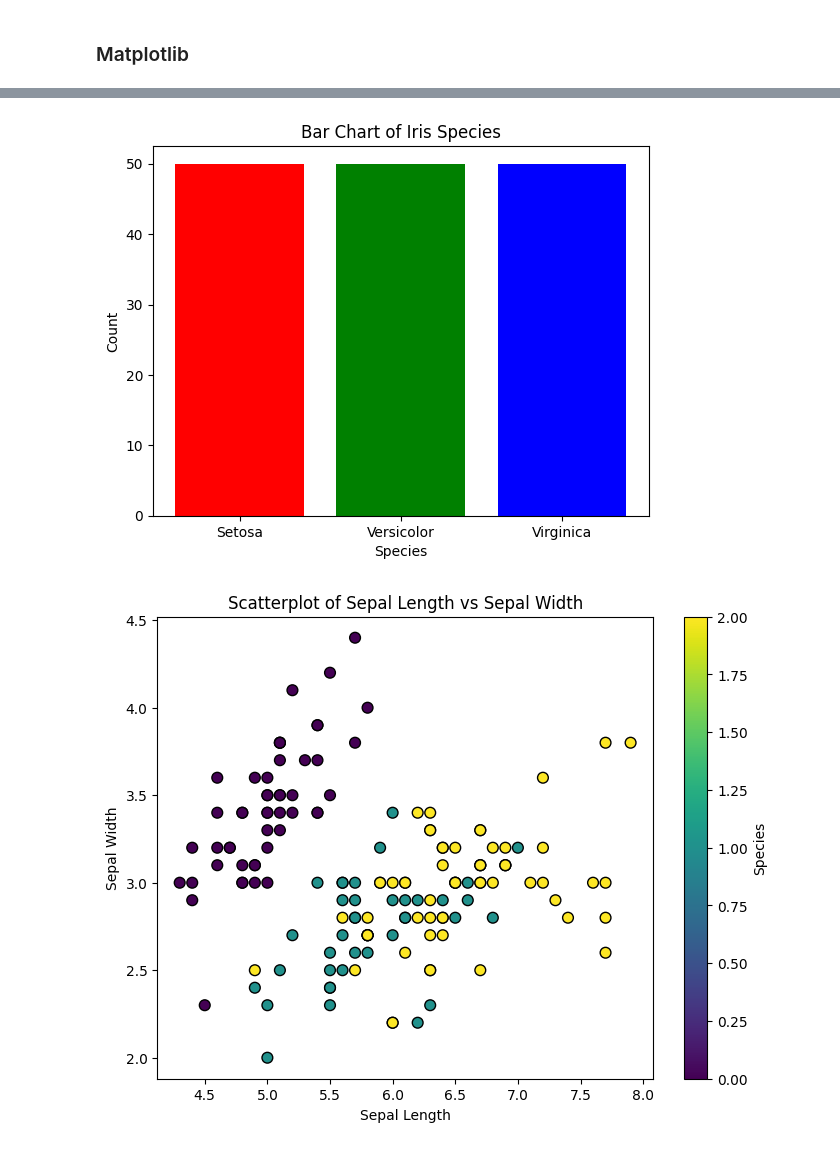
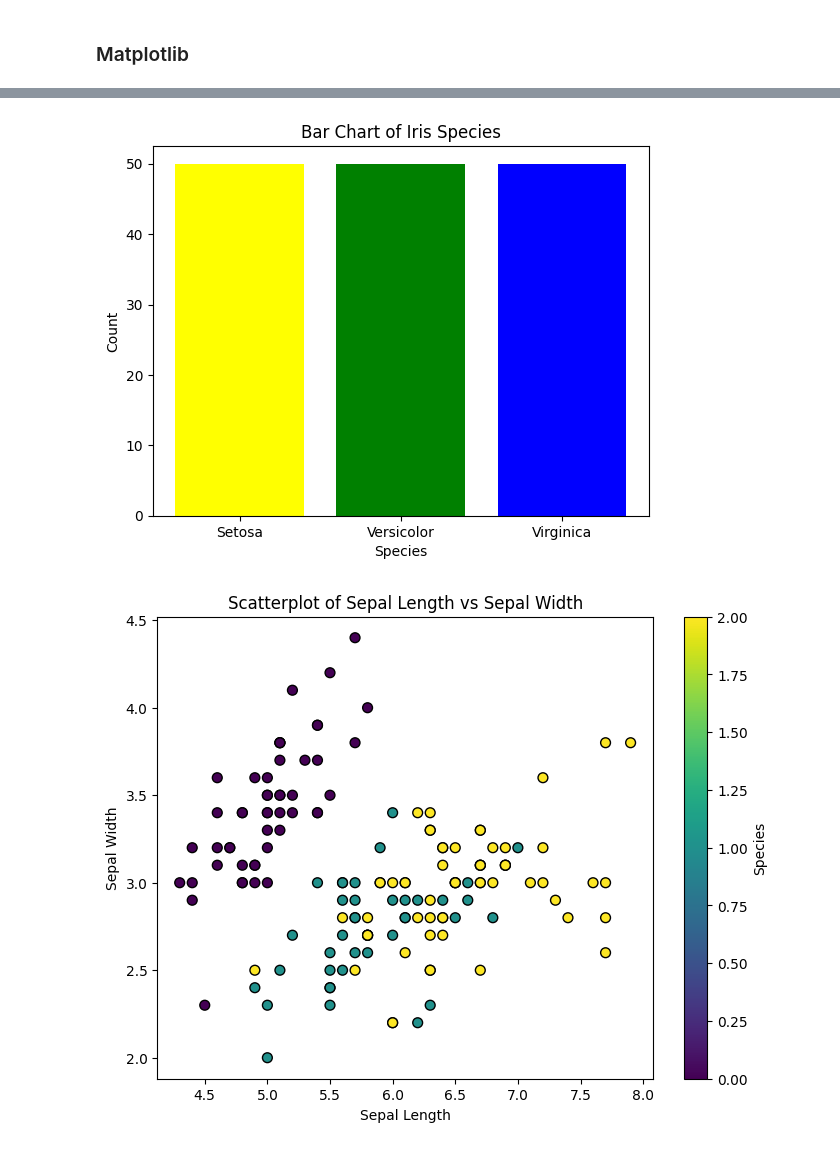
Before and after one commit to architdhar/DAV, a Jupyter notebook: exp11.ipynb, the cells around one changed output, grey strips where cells are left out. Cells and saved outputs as stored; diff of their text form; code cells hidden in the pictures.

```diff
--- a/exp11.ipynb
+++ b/exp11.ipynb
@@ -32,12 +32,12 @@ plt.show()
 # %%
 species_labels = ['Setosa', 'Versicolor', 'Virginica']
 species_counts = [np.sum(y == i) for i in range(3)]
-plt.bar(species_labels, species_counts, color=['red', 'green', 'blue'])
+plt.bar(species_labels, species_counts, color=['yellow', 'green', 'blue'])
 plt.xlabel('Species')
 plt.ylabel('Count')
 plt.title('Bar Chart of Iris Species')
 plt.show()
 # %% [output]
-[figure, old version]
+[figure, new version]
 # %%
 plt.figure(figsize=(8, 6))
```
Also changed, not shown: parts of 3 cells of this notebook.
